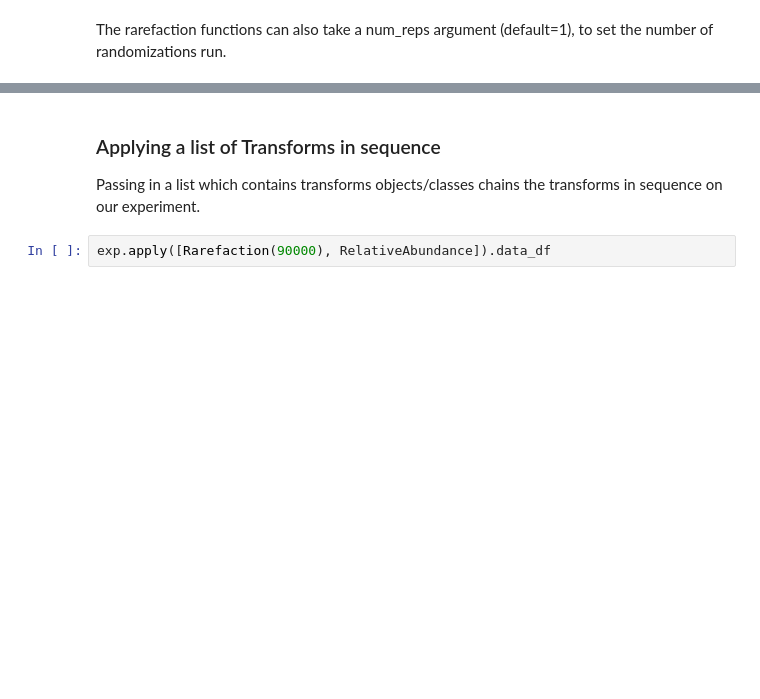
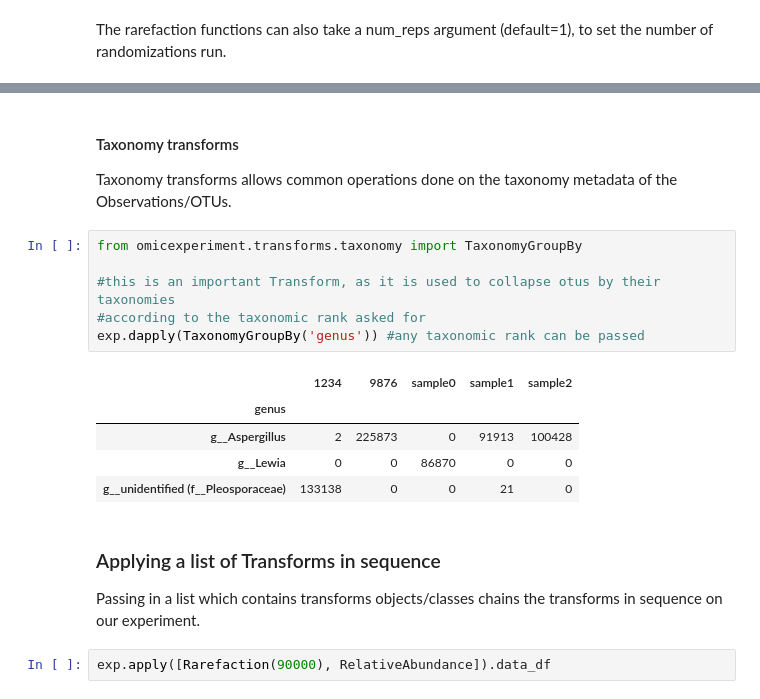
Before and after one commit to bassio/omicexperiment, a Jupyter notebook: doc/02_experiment_transforms.ipynb, the cells around one changed output, grey strips where cells are left out. Drawn from its saved outputs; the diff is of its cells as text; blank space fills up the shorter version.

```diff
--- a/doc/03_experiment_transforms.ipynb
+++ b/doc/02_experiment_transforms.ipynb
@@ -94,3 +141,18 @@ exp.apply(Rarefaction(n=90000, num_reps=10)).data_df #takes longer of course ;)
+# %% [markdown]
+#### Taxonomy transforms
+Taxonomy transforms allows common operations done on the taxonomy metadata of the Observations/OTUs.
+# %%
+from omicexperiment.transforms.taxonomy import TaxonomyGroupBy
+
+#this is an important Transform, as it is used to collapse otus by their taxonomies
+#according to the taxonomic rank asked for
+exp.dapply(TaxonomyGroupBy('genus')) #any taxonomic rank can be passed
+# %% [output]
+|  | 1234 | 9876 | sample0 | sample1 | sample2 |
+| genus |  |  |  |  |  |
+| g__Aspergillus | 2 | 225873 | 0 | 91913 | 100428 |
+| g__Lewia | 0 | 0 | 86870 | 0 | 0 |
+| g__unidentified (f__Pleosporaceae) | 133138 | 0 | 0 | 21 | 0 |
 # %% [markdown]
 ### Applying a list of Transforms in sequence
 Passing in a list which contains transforms objects/classes chains the transforms in sequence on our experiment.
```
Also changed, not shown: parts of 23 cells of this notebook, 3 other files.
